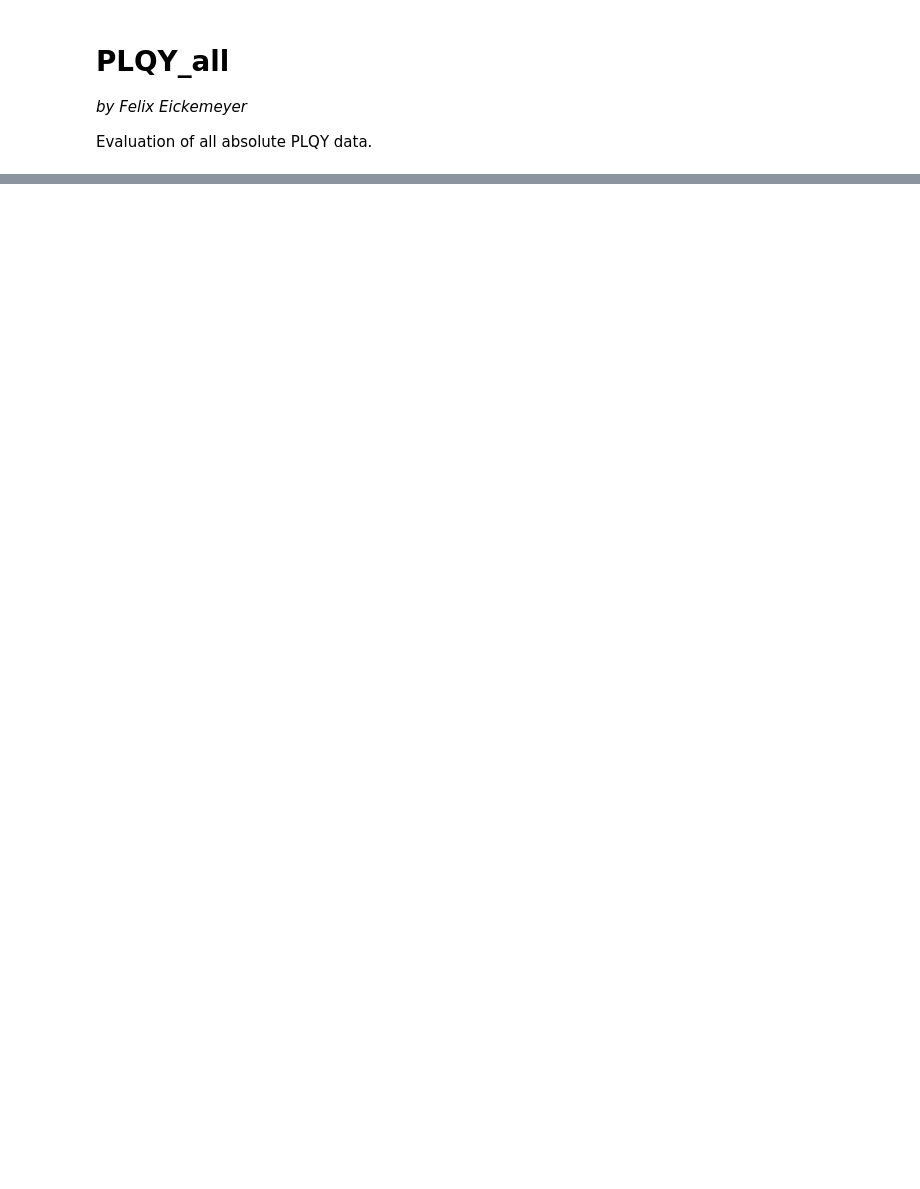
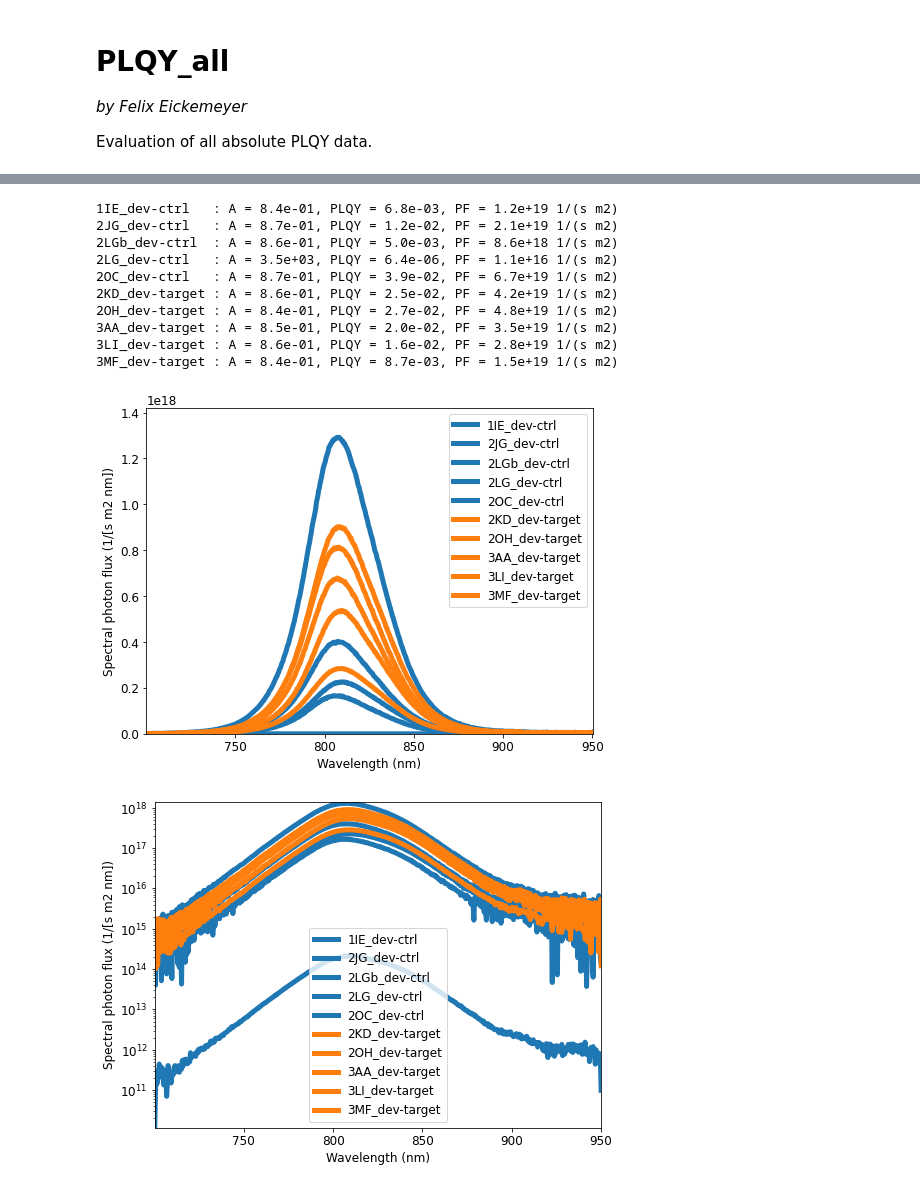
Before and after one commit to FTEickemeyer/PLQY_analysis, a Jupyter notebook: THOT_PLQY_all.ipynb, the cells around one changed output, grey strips where cells are left out. Saved outputs shown, nothing was run; the diff lists cells and outputs as text; code cells hidden in the pictures; blank space fills up the shorter version.

```diff
--- a/THOT_PLQY_all.ipynb
+++ b/THOT_PLQY_all.ipynb
@@ -27,15 +38,14 @@ for idx, sample in enumerate(samples):
 # %%
 #Select samples and change order
 do_this_step = True
-if do_this_step:
+if do_this_step or ( not db.dev_mode() ):
     samples = db.find_assets({'type' : 'absolute PL spectrum'})
-    #order = [20, 21, 17, 18] #references
-    #order = [20, 21, 6, 7, 0, 1, 4, 5, 2, 3, 19] #no OAI
-    order = [17, 18, 14, 15, 10, 11, 12, 13, 8, 9, 16] #with OAI
+    #Lin Li
+    #order = [idx for idx in range(24)]
+    #order.remove(7)
 
-    #order = [3, 4, 1, 2, 0, 14, 15, 16, 17] #without OAI, without spiro
-    #order = [5, 6, 7, 8] #without OAI, with spiro
-    #order = [9, 20, 21, 18, 19, 10, 11, 12, 13, 22, 23] #with OAI
+    #Shuai
+    order = [0, 1, 3, 4, 5, 2, 6, 7, 8, 9]
 
     samples_new = [samples[order[idx]] for idx in range(len(order))]
     for idx, sample in enumerate(samples_new):
@@ -61,38 +92,69 @@ strlen = int(max([len(samples[idx].name.split('_absolute')[0]) for idx in range(
 for idx in range(len(samples)):
     allPL.sa[idx].plotstyle = dict(color = gen.colors[idx], linewidth = 5, linestyle = '-')
     sm = samples[idx].metadata
     A = sm['A']
     PLQY = sm['PLQY']
     s_name = samples[idx].name.split('_absolute')[0]
     new_labels.append(s_name)
     PF = allPL.sa[idx].photonflux(start = 700, stop = 900)
     print(f'{s_name.ljust(strlen+1)}: A = {A:.1e}, PLQY = {PLQY:.1e}, PF = {PF:.1e} 1/(s m2)')
 
-change_plotstyle = True
+change_plotstyle = False
 if change_plotstyle:
     allPL.sa[0].plotstyle = dict(color = gen.colors[0], linewidth = 5, linestyle = '-')
     allPL.sa[1].plotstyle = dict(color = gen.colors[0], linewidth = 5, linestyle = '-')
     allPL.sa[2].plotstyle = dict(color = gen.colors[1], linewidth = 5, linestyle = '-')
     allPL.sa[3].plotstyle = dict(color = gen.colors[1], linewidth = 5, linestyle = '-')
     allPL.sa[4].plotstyle = dict(color = gen.colors[2], linewidth = 5, linestyle = '-')
     allPL.sa[5].plotstyle = dict(color = gen.colors[2], linewidth = 5, linestyle = '-')
     allPL.sa[6].plotstyle = dict(color = gen.colors[3], linewidth = 5, linestyle = '-')
     allPL.sa[7].plotstyle = dict(color = gen.colors[3], linewidth = 5, linestyle = '-')
     allPL.sa[8].plotstyle = dict(color = gen.colors[4], linewidth = 5, linestyle = '-')
     allPL.sa[9].plotstyle = dict(color = gen.colors[4], linewidth = 5, linestyle = '-')
     allPL.sa[10].plotstyle = dict(color = gen.colors[5], linewidth = 5, linestyle = '-')
     #allPL.sa[11].plotstyle = dict(color = gen.colors[2], linewidth = 5, linestyle = '-')
     #allPL.sa[12].plotstyle = dict(color = gen.colors[2], linewidth = 5, linestyle = '-')
     #allPL.sa[13].plotstyle = dict(color = gen.colors[2], linewidth = 5, linestyle = '-')
     #allPL.sa[14].plotstyle = dict(color = gen.colors[2], linewidth = 5, linestyle = '-')
+    change_plotstyle = False
+
+change_plotstyle = True
+if change_plotstyle:
+    for idx, sp in enumerate(allPL.sa):
+        if idx < 5:
+            sp.plotstyle = dict(color = gen.colors[0], linewidth = 5, linestyle = '-')
+#        elif idx < 12:
+#            sp.plotstyle = dict(color = gen.colors[1], linewidth = 5, linestyle = '-')
+#        elif idx < 17:
+#            sp.plotstyle = dict(color = gen.colors[2], linewidth = 5, linestyle = '-')
+        else:
+            sp.plotstyle = dict(color = gen.colors[1], linewidth = 5, linestyle = '-')
+    change_plotstyle = False
+
 
 #allPL.label(['s1', 's2', 's3', 's4', 's6'])
 allPL.label(new_labels)
 all_graph = allPL.plot(bottom = 0, plotstyle = 'individual', figsize = (8, 6), return_fig = True, show_plot = False)
-allPL.plot(yscale = 'log', divisor = 1e3, plotstyle = 'individual', figsize = (8, 6))
-#lqy.add_graph(db, 'all_htl-per-345_without_and_with_C60.png', all_graph)
-lqy.add_graph(db, 'all_absolute_PL_spectra_.png', all_graph)
-del all_graph
+FN_lin = 'all_absolute_PL_spectra_linear.png'
+lqy.add_graph(db, FN_lin, all_graph)
+all_graph_log = allPL.plot(yscale = 'log', divisor = 1e3, plotstyle = 'individual', figsize = (8, 6), return_fig = True, show_plot = False)
+FN_log = 'all_absolute_PL_spectra_semilog.png'
+lqy.add_graph(db, FN_log, all_graph_log)
+#del all_graph
+#del all_graph_log
+# %% [output]
+1IE_dev-ctrl   : A = 8.4e-01, PLQY = 6.8e-03, PF = 1.2e+19 1/(s m2)
+2JG_dev-ctrl   : A = 8.7e-01, PLQY = 1.2e-02, PF = 2.1e+19 1/(s m2)
+2LGb_dev-ctrl  : A = 8.6e-01, PLQY = 5.0e-03, PF = 8.6e+18 1/(s m2)
+2LG_dev-ctrl   : A = 3.5e+03, PLQY = 6.4e-06, PF = 1.1e+16 1/(s m2)
+2OC_dev-ctrl   : A = 8.7e-01, PLQY = 3.9e-02, PF = 6.7e+19 1/(s m2)
+2KD_dev-target : A = 8.6e-01, PLQY = 2.5e-02, PF = 4.2e+19 1/(s m2)
+2OH_dev-target : A = 8.4e-01, PLQY = 2.7e-02, PF = 4.8e+19 1/(s m2)
+3AA_dev-target : A = 8.5e-01, PLQY = 2.0e-02, PF = 3.5e+19 1/(s m2)
+3LI_dev-target : A = 8.6e-01, PLQY = 1.6e-02, PF = 2.8e+19 1/(s m2)
+3MF_dev-target : A = 8.4e-01, PLQY = 8.7e-03, PF = 1.5e+19 1/(s m2)
+[figure, added]
+[figure, added]
 # %%
 names = []
 A_arr = []
```
Also changed, not shown: parts of 4 cells of this notebook, 10 other files.
